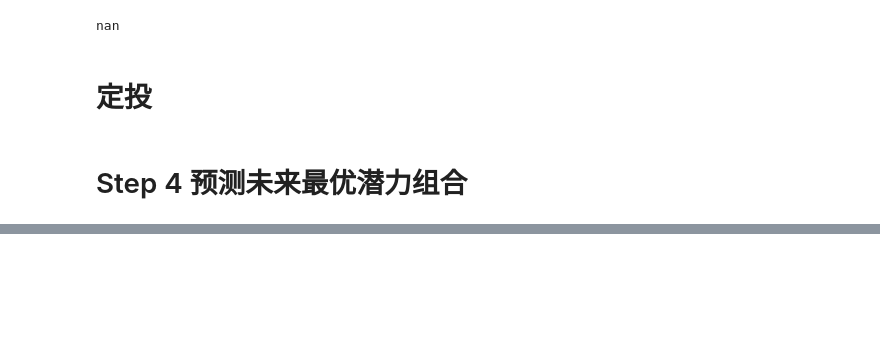
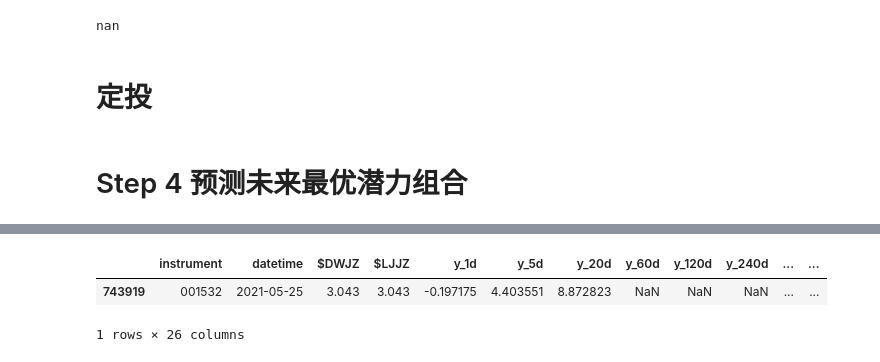
Before and after one commit to JamesWong1234/qlib, a Jupyter notebook: examples/fund-choice.ipynb, the cells around one changed output, grey strips where cells are left out. Drawn from its saved outputs; the diff is of its cells as text; code cells hidden in the pictures; blank space fills up the shorter version.

```diff
--- a/examples/fund-choice.ipynb
+++ b/examples/fund-choice.ipynb
@@ -376,2 +376,8 @@ df_test[(df_test['instrument'] == '000828')&(df_test['datetime'] =='2021-06-25')
 1 rows × 26 columns
+# %%
+df_test[(df_test['instrument'] == '001532')&(df_test['datetime'] =='2021-05-25')]
+# %% [output]
+|  | instrument | datetime | $DWJZ | $LJJZ | y_1d | y_5d | y_20d | y_60d | y_120d | y_240d | ... | ... |
+| 743919 | 001532 | 2021-05-25 | 3.043 | 3.043 | -0.197175 | 4.403551 | 8.872823 | NaN | NaN | NaN | ... | ... |
+1 rows × 26 columns
 # %%
```
Also changed, not shown: parts of 35 cells of this notebook.
